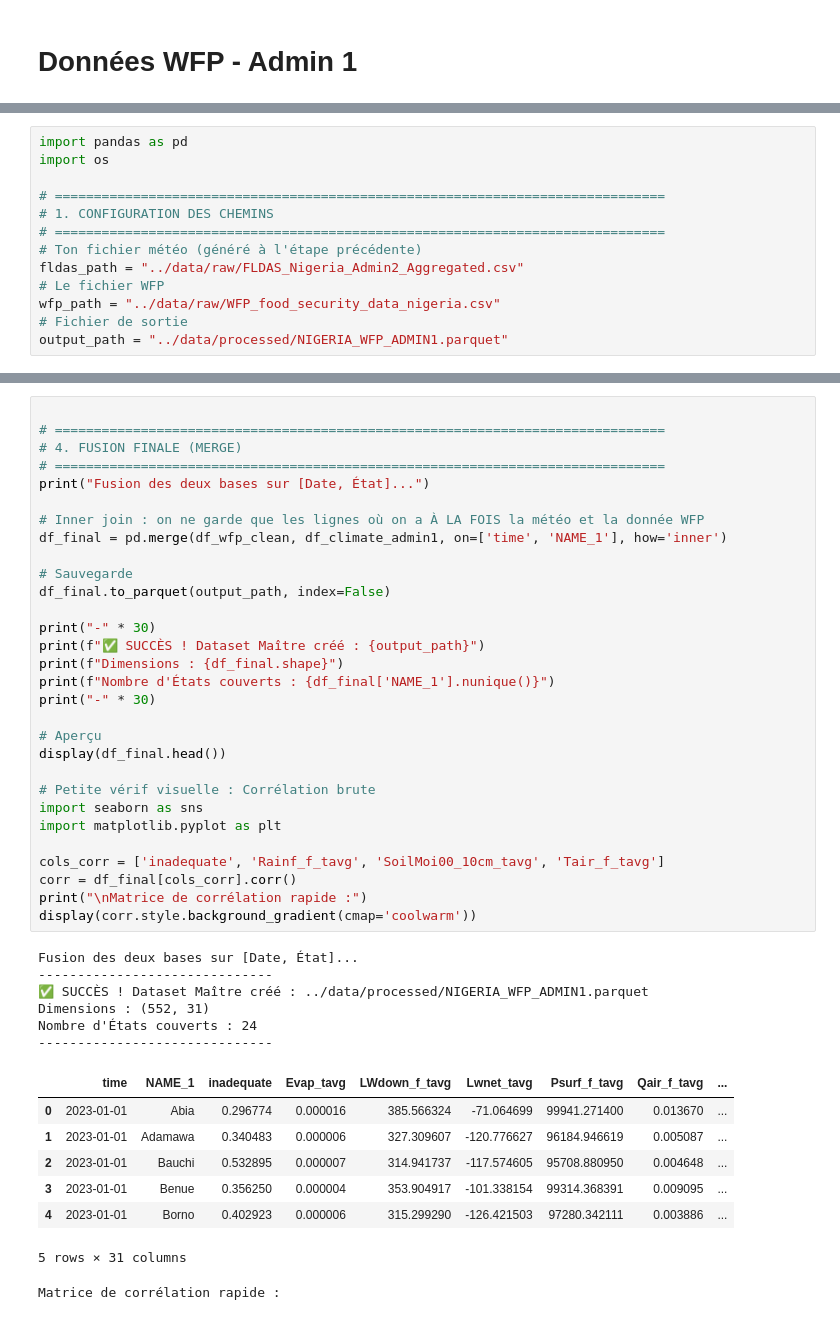
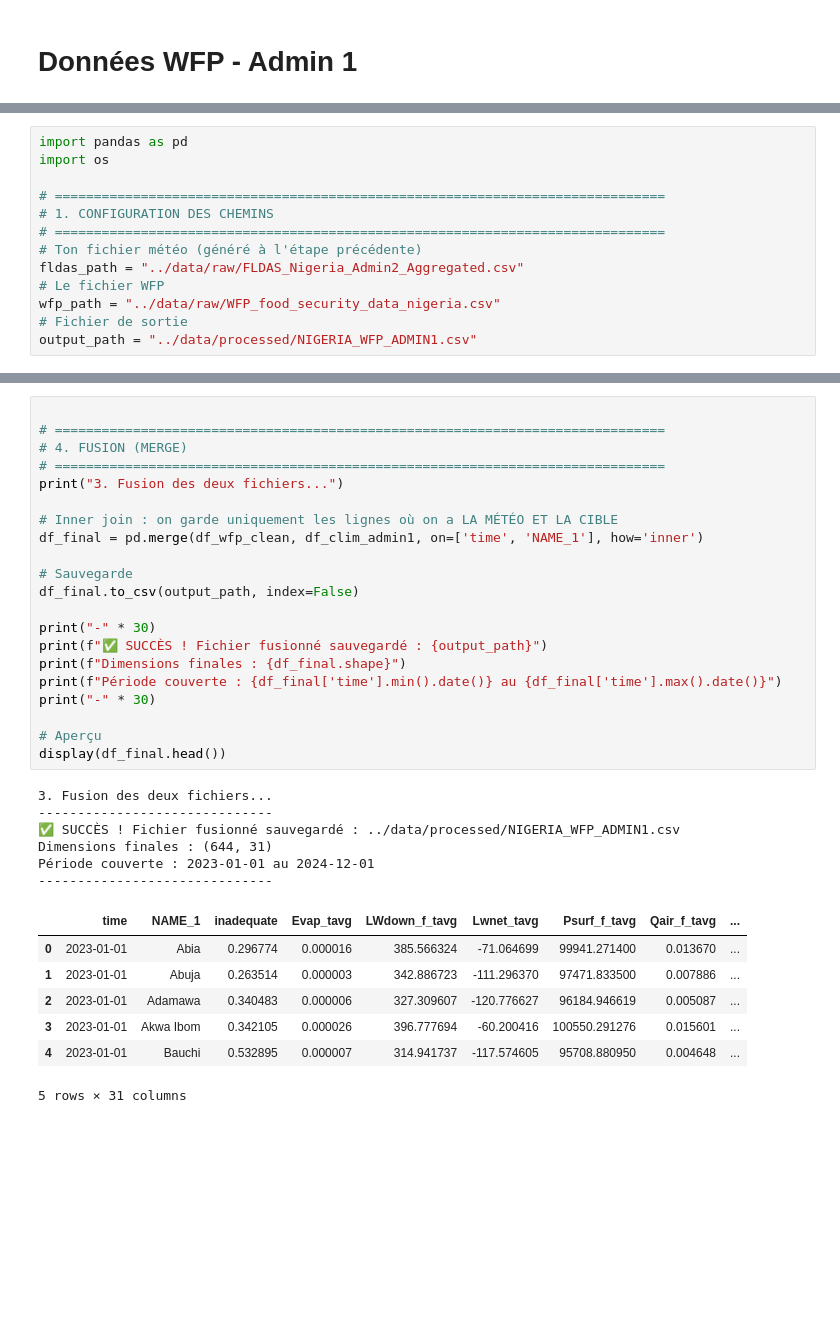
Before and after one commit to tnourlyn/Projet-de-Statapp---WFP-, a Jupyter notebook: notebooks/wfp_admin1_valou.ipynb, the cells around one changed output, grey strips where cells are left out. Drawn from its saved outputs; the diff is of its cells as text; blank space fills up the shorter version.

Commit message:
Fichier Admin1

```diff
--- a/notebooks/wfp_admin1_valou.ipynb
+++ b/notebooks/wfp_admin1_valou.ipynb
@@ -30,4 +32,4 @@ fldas_path = "../data/raw/FLDAS_Nigeria_Admin2_Aggregated.csv"
 # Le fichier WFP
 wfp_path = "../data/raw/WFP_food_security_data_nigeria.csv"
 # Fichier de sortie
-output_path = "../data/processed/NIGERIA_WFP_ADMIN1.parquet"
+output_path = "../data/processed/NIGERIA_WFP_ADMIN1.csv"
@@ -90,45 +86,35 @@ Chargement des données WFP...
 # %%
 
 # ==============================================================================
-# 4. FUSION FINALE (MERGE)
+# 4. FUSION (MERGE)
 # ==============================================================================
-print("Fusion des deux bases sur [Date, État]...")
+print("3. Fusion des deux fichiers...")
 
-# Inner join : on ne garde que les lignes où on a À LA FOIS la météo et la donnée WFP
-df_final = pd.merge(df_wfp_clean, df_climate_admin1, on=['time', 'NAME_1'], how='inner')
+# Inner join : on garde uniquement les lignes où on a LA MÉTÉO ET LA CIBLE
+df_final = pd.merge(df_wfp_clean, df_clim_admin1, on=['time', 'NAME_1'], how='inner')
 
 # Sauvegarde
-df_final.to_parquet(output_path, index=False)
+df_final.to_csv(output_path, index=False)
 
 print("-" * 30)
-print(f"✅ SUCCÈS ! Dataset Maître créé : {output_path}")
-print(f"Dimensions : {df_final.shape}")
-print(f"Nombre d'États couverts : {df_final['NAME_1'].nunique()}")
+print(f"✅ SUCCÈS ! Fichier fusionné sauvegardé : {output_path}")
+print(f"Dimensions finales : {df_final.shape}")
+print(f"Période couverte : {df_final['time'].min().date()} au {df_final['time'].max().date()}")
 print("-" * 30)
 
 # Aperçu
 display(df_final.head())
-
-# Petite vérif visuelle : Corrélation brute
-import seaborn as sns
-import matplotlib.pyplot as plt
-
-cols_corr = ['inadequate', 'Rainf_f_tavg', 'SoilMoi00_10cm_tavg', 'Tair_f_tavg']
-corr = df_final[cols_corr].corr()
-print("\nMatrice de corrélation rapide :")
-display(corr.style.background_gradient(cmap='coolwarm'))
 # %% [output]
-Fusion des deux bases sur [Date, État]...
+3. Fusion des deux fichiers...
 ------------------------------
-✅ SUCCÈS ! Dataset Maître créé : ../data/processed/NIGERIA_WFP_ADMIN1.parquet
-Dimensions : (552, 31)
-Nombre d'États couverts : 24
+✅ SUCCÈS ! Fichier fusionné sauvegardé : ../data/processed/NIGERIA_WFP_ADMIN1.csv
+Dimensions finales : (644, 31)
+Période couverte : 2023-01-01 au 2024-12-01
 ------------------------------
 |  | time | NAME_1 | inadequate | Evap_tavg | LWdown_f_tavg | Lwnet_tavg | Psurf_f_tavg | Qair_f_tavg | ... |
 | 0 | 2023-01-01 | Abia | 0.296774 | 0.000016 | 385.566324 | -71.064699 | 99941.271400 | 0.013670 | ... |
-| 1 | 2023-01-01 | Adamawa | 0.340483 | 0.000006 | 327.309607 | -120.776627 | 96184.946619 | 0.005087 | ... |
-| 2 | 2023-01-01 | Bauchi | 0.532895 | 0.000007 | 314.941737 | -117.574605 | 95708.880950 | 0.004648 | ... |
-| 3 | 2023-01-01 | Benue | 0.356250 | 0.000004 | 353.904917 | -101.338154 | 99314.368391 | 0.009095 | ... |
-| 4 | 2023-01-01 | Borno | 0.402923 | 0.000006 | 315.299290 | -126.421503 | 97280.342111 | 0.003886 | ... |
+| 1 | 2023-01-01 | Abuja | 0.263514 | 0.000003 | 342.886723 | -111.296370 | 97471.833500 | 0.007886 | ... |
+| 2 | 2023-01-01 | Adamawa | 0.340483 | 0.000006 | 327.309607 | -120.776627 | 96184.946619 | 0.005087 | ... |
+| 3 | 2023-01-01 | Akwa Ibom | 0.342105 | 0.000026 | 396.777694 | -60.200416 | 100550.291276 | 0.015601 | ... |
+| 4 | 2023-01-01 | Bauchi | 0.532895 | 0.000007 | 314.941737 | -117.574605 | 95708.880950 | 0.004648 | ... |
 5 rows × 31 columns
-Matrice de corrélation rapide :
```
Also changed, not shown: parts of 8 cells of this notebook, 2 other files.
